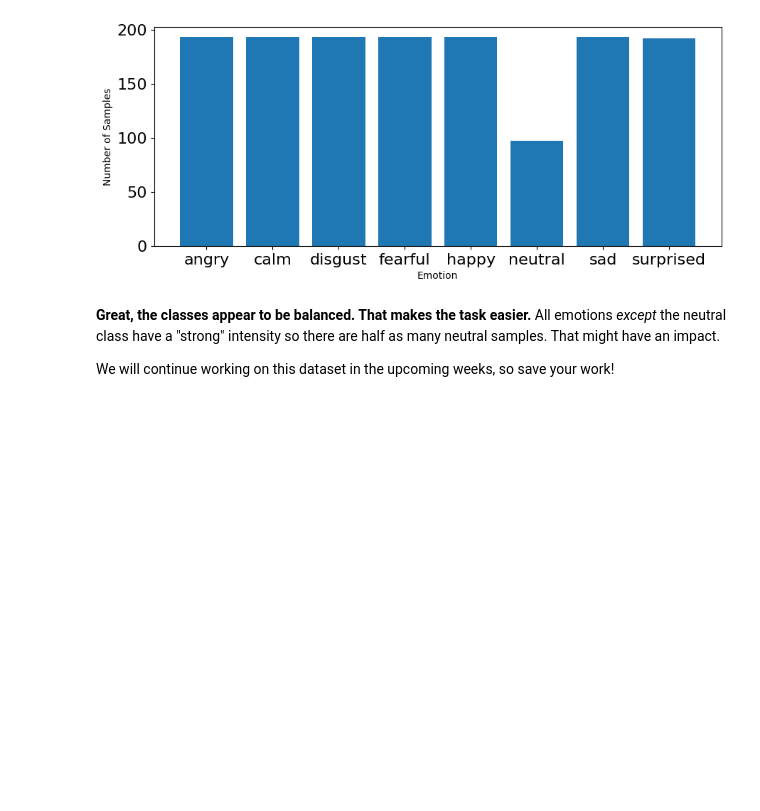
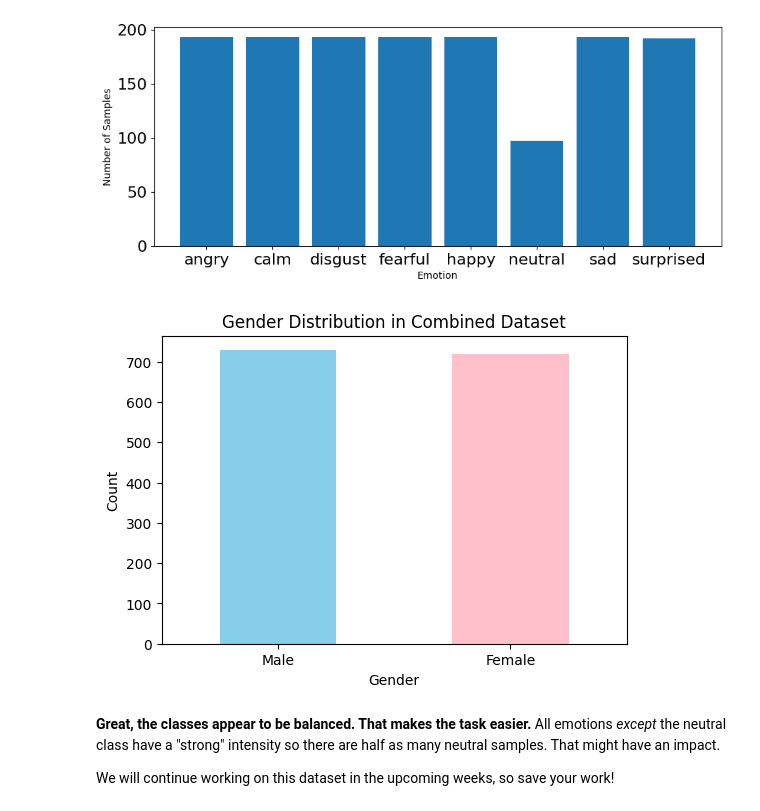
Before and after one commit to Bca72/Week2-DataPreprocessing, a Jupyter notebook: Week 2.ipynb, the cells around one changed output. Cells and saved outputs as stored; diff of their text form; code cells hidden in the pictures; blank space fills up the shorter version.

```diff
--- a/Week 2.ipynb
+++ b/Week 2.ipynb
@@ -832,6 +832,31 @@ plt.ylabel('Number of Samples')
 plt.show()
 # %% [output]
 [figure]
+# %%
+import os
+import matplotlib.pyplot as plt
+import pandas as pd
+
+def get_gender_from_filename(filename):
+    actor_id = int(filename.split('-')[-1].split('.')[0])
+    return "Male" if actor_id % 2 == 1 else "Female"
+
+# Add a gender column
+df = pd.DataFrame({'emotion': emotions, 'filename': audio_files})
+df['gender'] = df['filename'].apply(get_gender_from_filename)
+
+# Plot distribution
+gender_counts = df['gender'].value_counts()
+
+plt.figure(figsize=(6,4))
+gender_counts.plot(kind='bar', color=['skyblue','pink'])
+plt.title("Gender Distribution in Combined Dataset")
+plt.xlabel("Gender")
+plt.ylabel("Count")
+plt.xticks(rotation=0)
+plt.show()
+# %% [output]
+[figure, added]
 # %% [markdown]
 **Great, the classes appear to be balanced. That makes the task easier.** All emotions _except_ the neutral class have a "strong" intensity so there are half as many neutral samples. That might have an impact.
 
```
